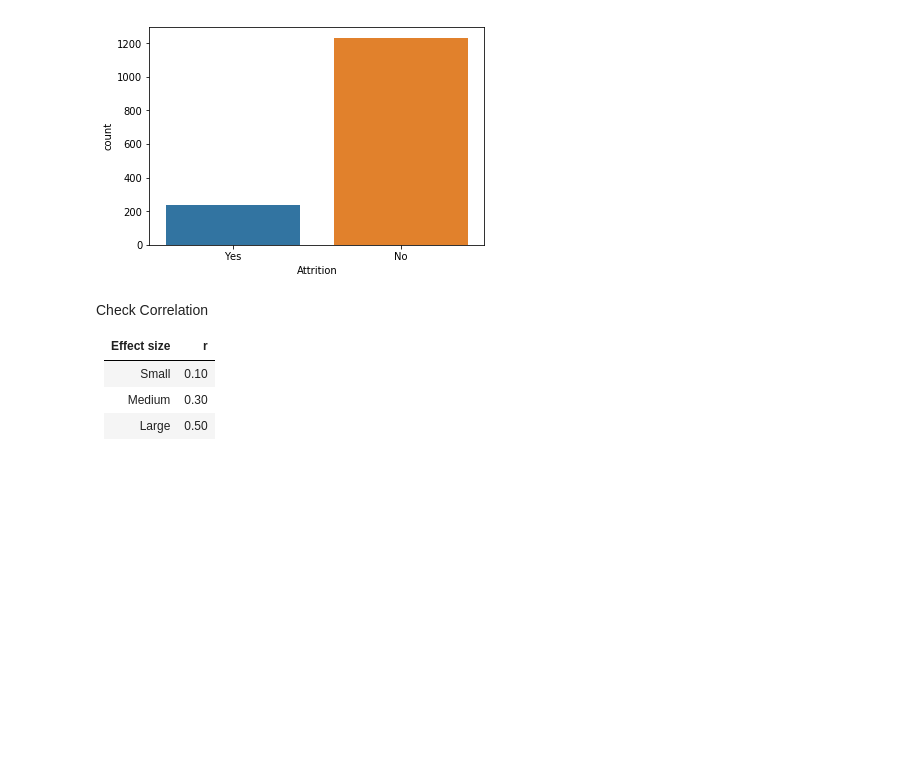
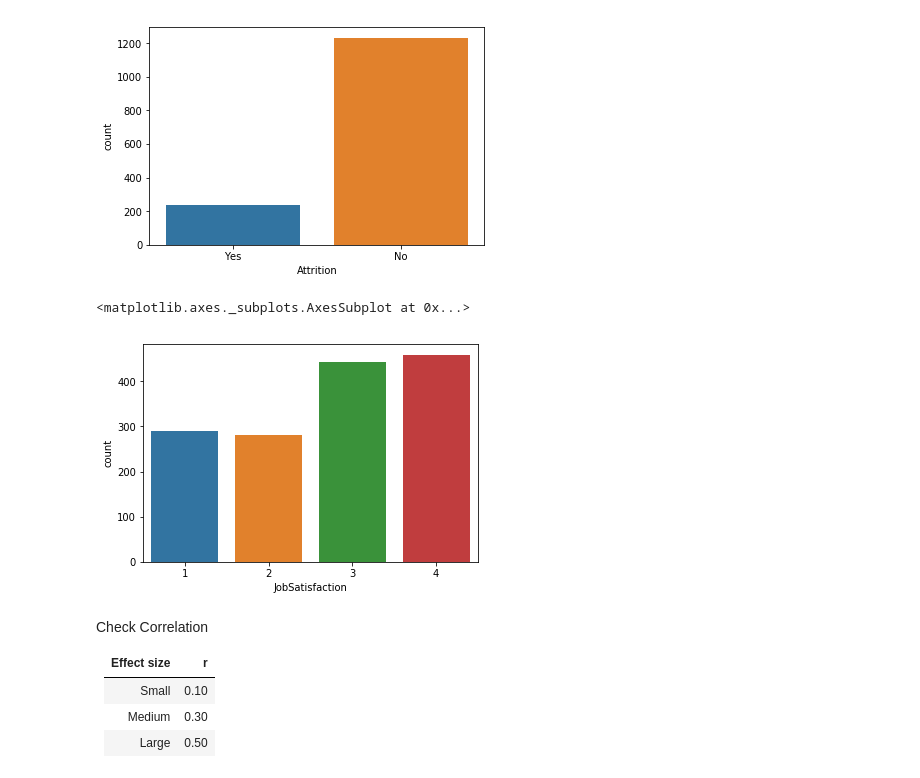
Before and after one commit to npqbuu/ML_Bootcamp_2019, a Jupyter notebook: W2_Analytic-Report-Project/Human-resources-project.ipynb, the cells around one changed output. Drawn from its saved outputs; the diff is of its cells as text; code cells hidden in the pictures; blank space fills up the shorter version.

```diff
--- a/W2_Analytic-Report-Project/Human-resources-project.ipynb
+++ b/W2_Analytic-Report-Project/Human-resources-project.ipynb
@@ -19,6 +19,9 @@ df.head()
 | 5 | 33 | No | Travel_Frequently | 1392 | Research & Development | 3 | 4 | ... |
 | 7 | 27 | No | Travel_Rarely | 591 | Research & Development | 2 | 1 | ... |
 5 rows × 34 columns
+# %%
+to_string_columns = ['Education', 'EnvironmentSatisfaction', 'JobInvolvement', 'JobSatisfaction', 'PerformanceRating', 'RelationshipSatisfaction', 'WorkLifeBalance']
+df[to_string_columns] = df[to_string_columns].astype(str)
 # %% [markdown]
 ## General stats
 # %%
@@ -62,6 +65,11 @@ sns.countplot(x="Attrition", data=df)
 # %% [output]
 <matplotlib.axes._subplots.AxesSubplot at 0x...>
 [figure]
+# %%
+sns.countplot(x="JobSatisfaction", data=df)
+# %% [output]
+<matplotlib.axes._subplots.AxesSubplot at 0x...>
+[figure, added]
 # %% [markdown]
 Check Correlation
 
```
Also changed, not shown: parts of 20 cells of this notebook.
